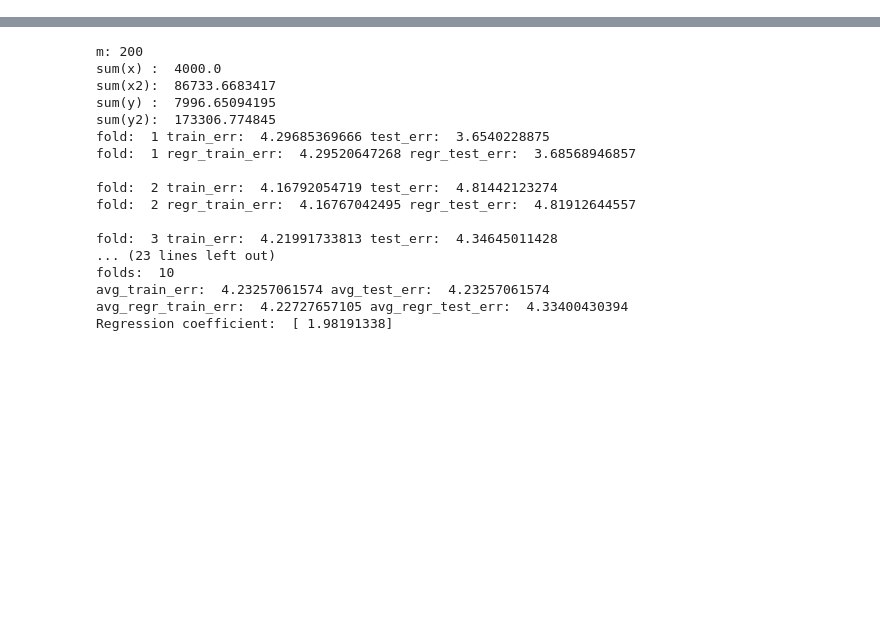
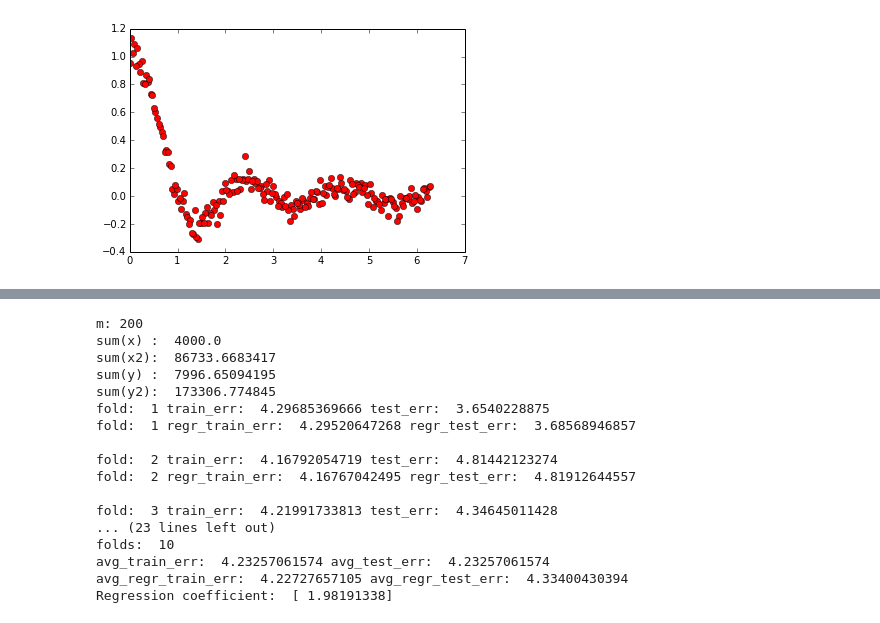
Before and after one commit to JSP20SCM68W/CS584, a Jupyter notebook: Assignment1.ipynb, the cells around one changed output, grey strips where cells are left out. Cells and saved outputs as stored; diff of their text form; code cells hidden in the pictures; blank space fills up the shorter version.

```diff
--- a/Assignment1.ipynb
+++ b/Assignment1.ipynb
@@ -60,3 +67,5 @@ plot_data(sset1,None)
 # %%
-plot_data(sset2,None)
+plot_data(sset2,None,0)
+# %% [output]
+[figure, added]
 # %%
```
Also changed, not shown: parts of 16 cells of this notebook.
